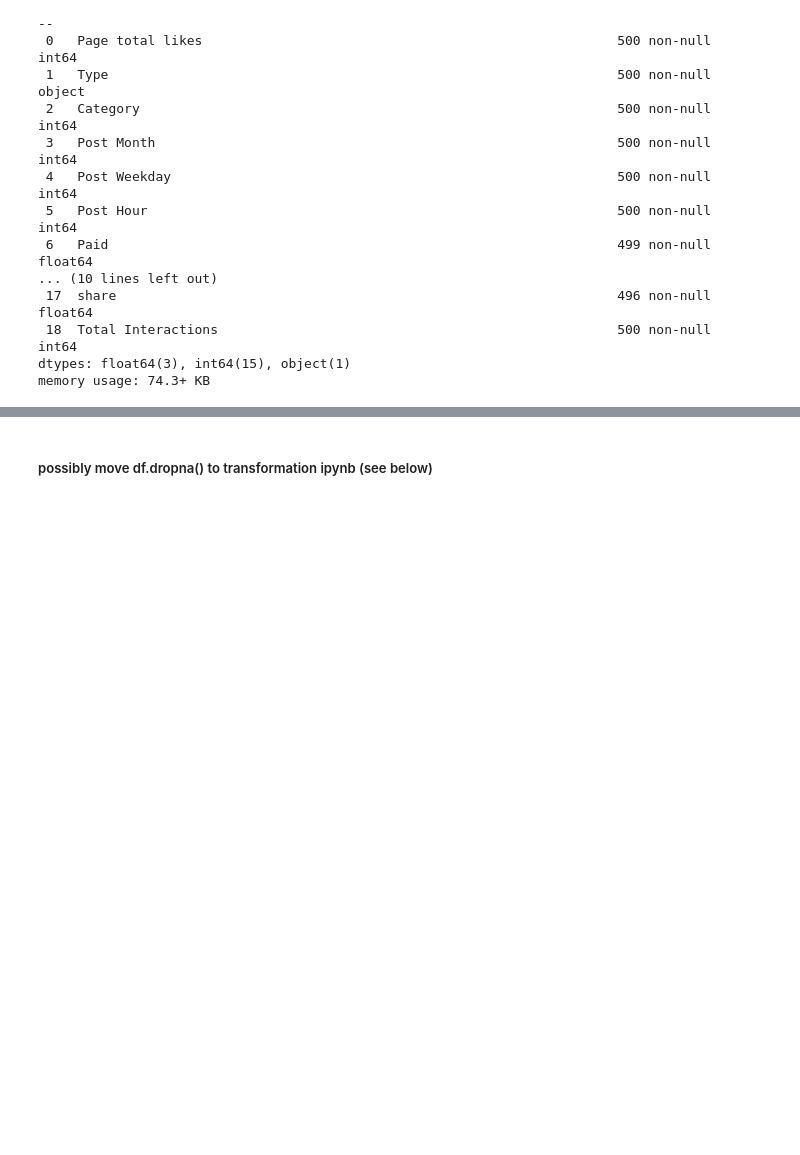
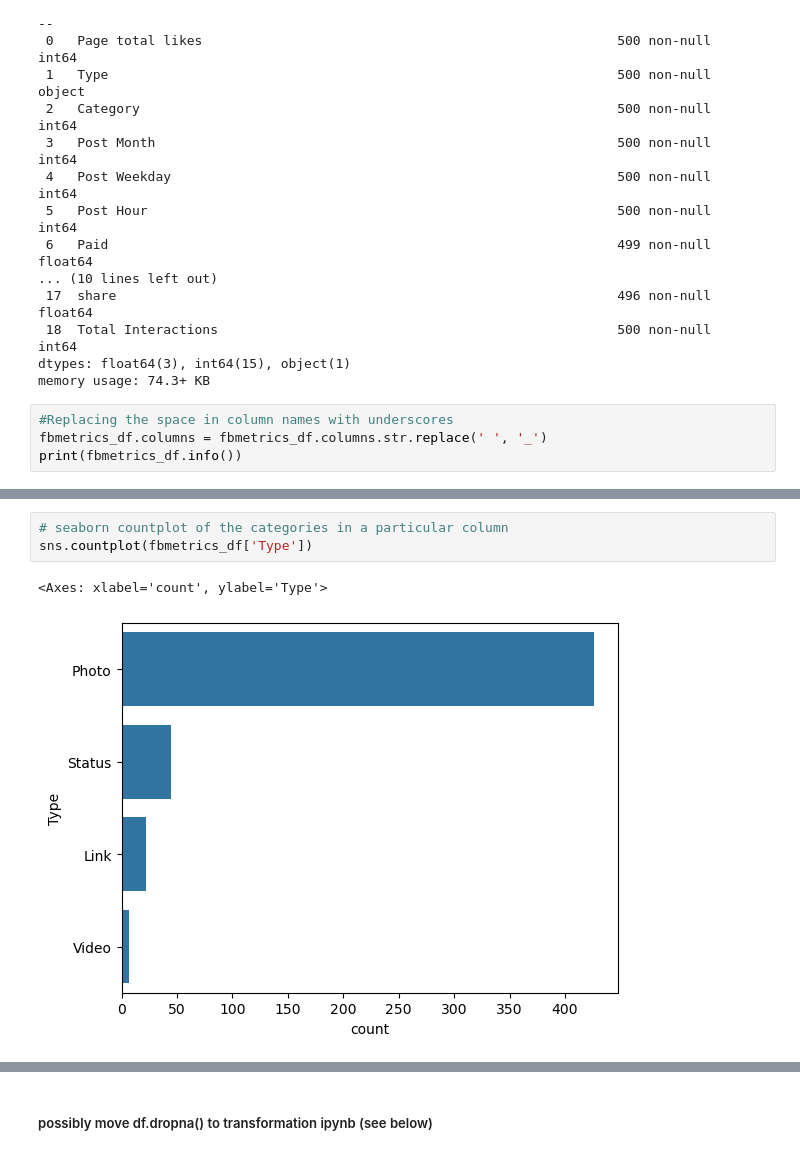
Before and after one commit to winni-datadiva/Fb-Metrics-Modeling, a Jupyter notebook: N0tebooks/Facebook Metrics EDA.ipynb, the cells around one changed output, grey strips where cells are left out. Cells and saved outputs as stored; diff of their text form; blank space fills up the shorter version.

Commit message:
added sns countplot, heatmao

```diff
--- a/N0tebooks/Facebook Metrics EDA.ipynb
+++ b/N0tebooks/Facebook Metrics EDA.ipynb
@@ -52,3 +52,7 @@ Data columns (total 19 columns):
  18  Total Interactions                                                   500 non-null    int64
 dtypes: float64(3), int64(15), object(1)
 memory usage: 74.3+ KB
+# %%
+#Replacing the space in column names with underscores
+fbmetrics_df.columns = fbmetrics_df.columns.str.replace(' ', '_')
+print(fbmetrics_df.info())
@@ -54,0 +92,6 @@ memory usage: 74.3+ KB
+# %%
+# seaborn countplot of the categories in a particular column
+sns.countplot(fbmetrics_df['Type'])
+# %% [output]
+<Axes: xlabel='count', ylabel='Type'>
+[figure, added]
```
Also changed, not shown: parts of 18 cells of this notebook.
